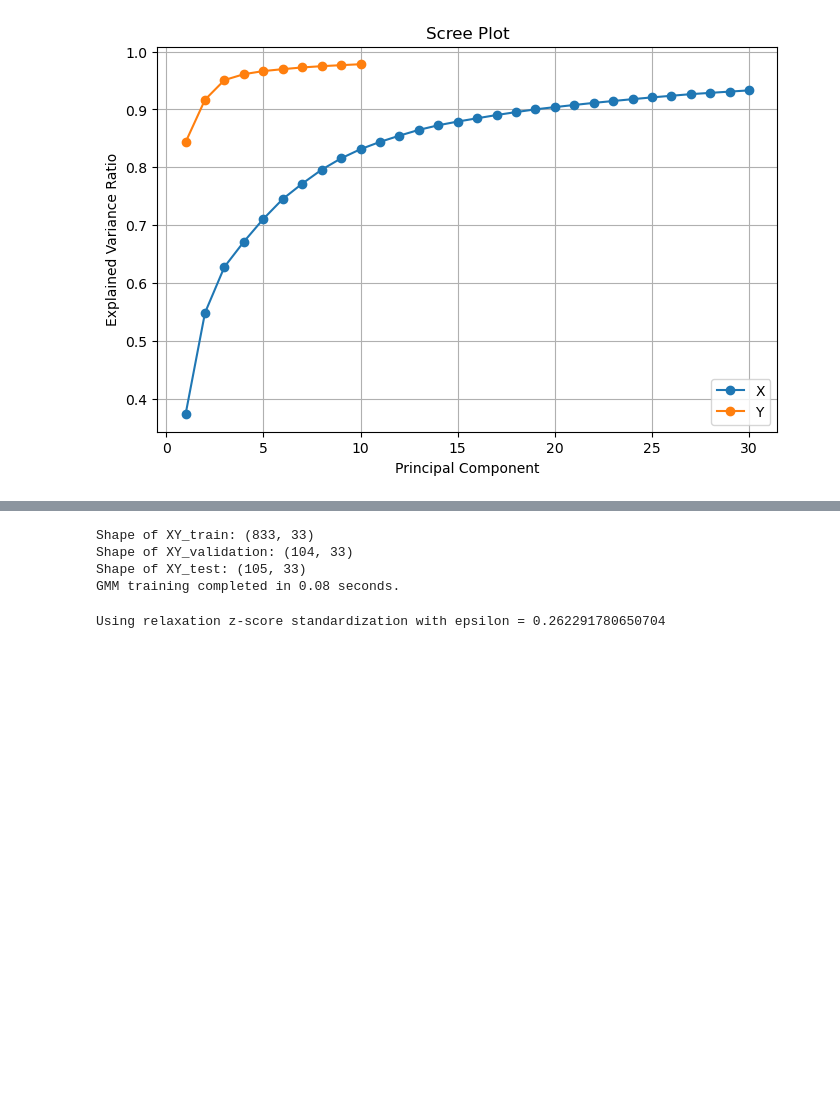
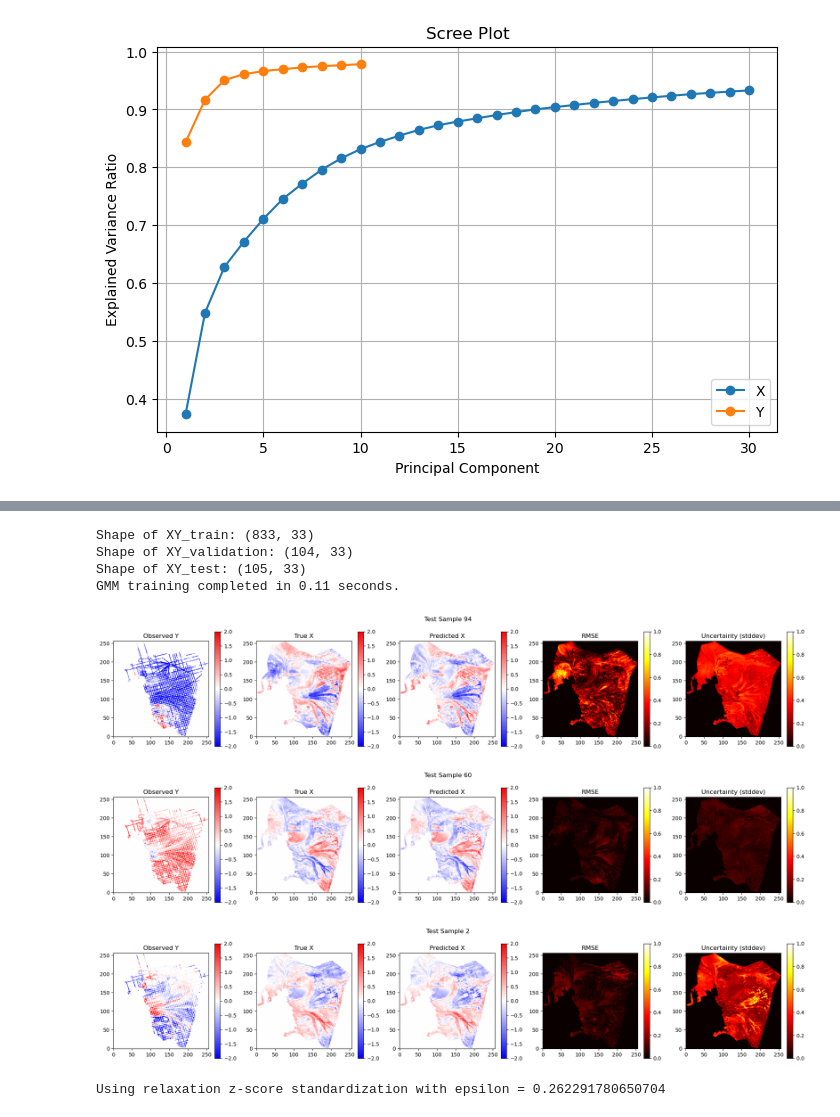
Before and after one commit to alastairyang/GMR-inference, a Jupyter notebook: notebooks/main.ipynb, the cells around one changed output, grey strips where cells are left out. Cells and saved outputs as stored; diff of their text form; code cells hidden in the pictures; blank space fills up the shorter version.

```diff
--- a/notebooks/main.ipynb
+++ b/notebooks/main.ipynb
@@ -135,13 +135,16 @@ md.pca_recon_inspection(n_component_x=30, n_component_y=10)
 # %%
 md.reduce(n_component_x=25, n_component_y=8)
 md.data_split(train_ratio=0.8, validation_ratio=0.1, test_ratio=0.1)
-md.train_gmm(n_components=25)
+md.train_gmm_XY(n_components=25)
 md.plot_gmm_samples(n_samples=3)
 # %% [output]
 Shape of XY_train: (833, 33)
 Shape of XY_validation: (104, 33)
 Shape of XY_test: (105, 33)
-GMM training completed in 0.08 seconds.
+GMM training completed in 0.11 seconds.
+[figure, added]
+[figure, added]
+[figure, added]
 # %%
 md.load_obs_data(atten_rate_avg)
 # %% [output]
```
Also changed, not shown: parts of 3 cells of this notebook, 1 other file.
